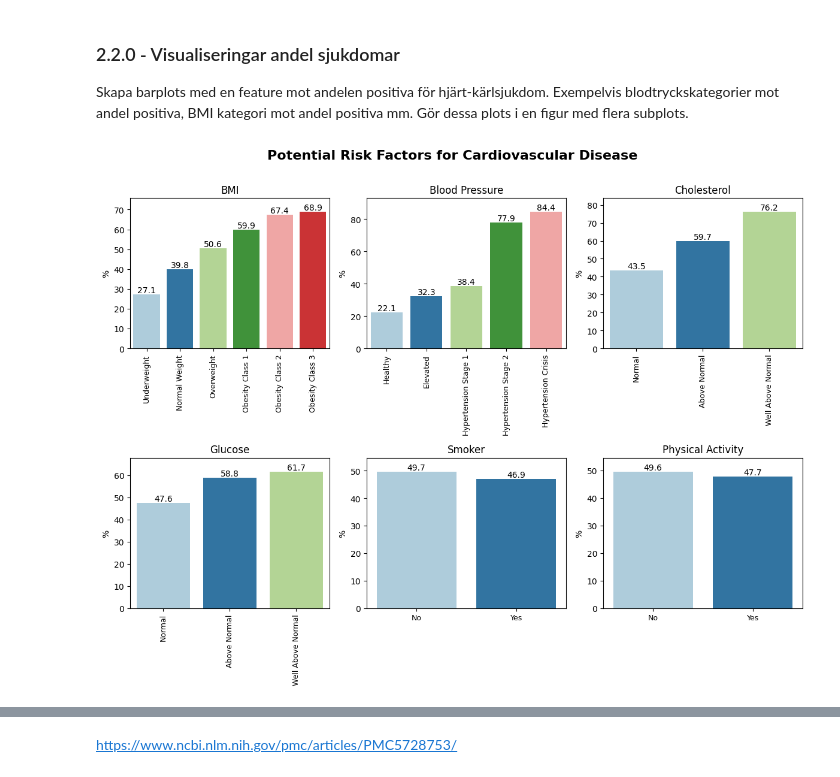
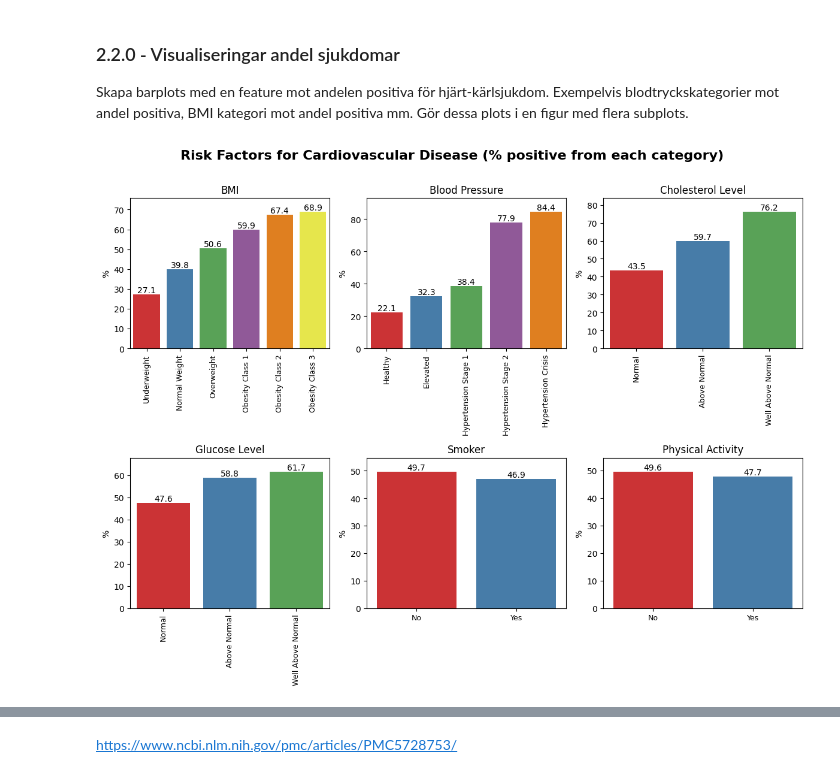
Before and after one commit to Anna-MariaSjolund/Machine-learning, a Jupyter notebook: labs/lab_disease_prediction.ipynb, the cells around one changed output, grey strips where cells are left out. Saved outputs shown, nothing was run; the diff lists cells and outputs as text; code cells hidden in the pictures.

```diff
--- a/labs/lab_disease_prediction.ipynb
+++ b/labs/lab_disease_prediction.ipynb
@@ -621,30 +618,37 @@ Skapa barplots med en feature mot andelen positiva för hjärt-kärlsjukdom. Exe
 mot andel positiva, BMI kategori mot andel positiva mm. Gör dessa plots i en figur med flera subplots.
 # %%
 columns = ["BMI_category", "BP_category", "cholesterol", "gluc", "smoke", "alco", "active"]
-titles = ["BMI", "Blood Pressure", "Cholesterol", "Glucose", "Smoker", "Physical Activity"]
+titles = ["BMI", "Blood Pressure", "Cholesterol Level", "Glucose Level", "Smoker", "Physical Activity"]
 
 fig, axes = plt.subplots(2, 3, figsize=(12, 9), dpi=100)
 
 for ax, column, title, count in zip(axes.flatten(), columns, titles, range(6)):
+
+    # Creates a dataframe with the data for each subplot
+    # Calculates the number of cases with cardiovascular disease for each categorical variable in the columns list
     df_category = pd.DataFrame({"Positive":df_cardio["cardio"].groupby(df_cardio[column]).sum(),
                                 "Total":df_cardio[column].value_counts()}).reset_index()
     df_category = df_category.rename({"index":"Category"}, axis=1)
     df_category["%"] = (df_category["Positive"] / df_category["Total"] * 100).round(1)
     df_category = df_category.sort_values(by="%")
 
-    sns.barplot(data = df_category, x="Category", y="%", ax = ax, palette="Paired")
+    # PLOTTING
+    sns.barplot(data = df_category, x="Category", y="%", ax = ax, palette="Set1")
 
+    # Ax settings
     ax.set(title=title, xlabel="", ymargin=0.1)
-    ax.bar_label(ax.containers[0])
+    ax.bar_label(ax.containers[0]) # Sets the value for each bar, Reference: https://stackoverflow.com/questions/68320207/how-to-get-the-label-values-on-a-bar-chat-with-seaborn-on-a-categorical-data
 
+    # Set the tick label for each subplot
     if count <= 1:
         ax.set_xticklabels(ax.get_xticklabels(), rotation=90, size=9)
     elif count == 2 or count == 3:
         ax.set_xticklabels(["Normal", "Above Normal", "Well Above Normal"], rotation=90, size=9)
     else:
         ax.set_xticklabels(["No", "Yes"], size=9)
 
+    #Figure settings
     fig.tight_layout()
-    fig.suptitle("Potential Risk Factors for Cardiovascular Disease", y=1.01, fontweight="bold", size=16)
+    fig.suptitle("Risk Factors for Cardiovascular Disease (% positive from each category)", y=1.01, fontweight="bold", size=16)
 # %% [output]
-[figure, old version]
+[figure, new version]
```
Also changed, not shown: parts of 12 cells of this notebook.
